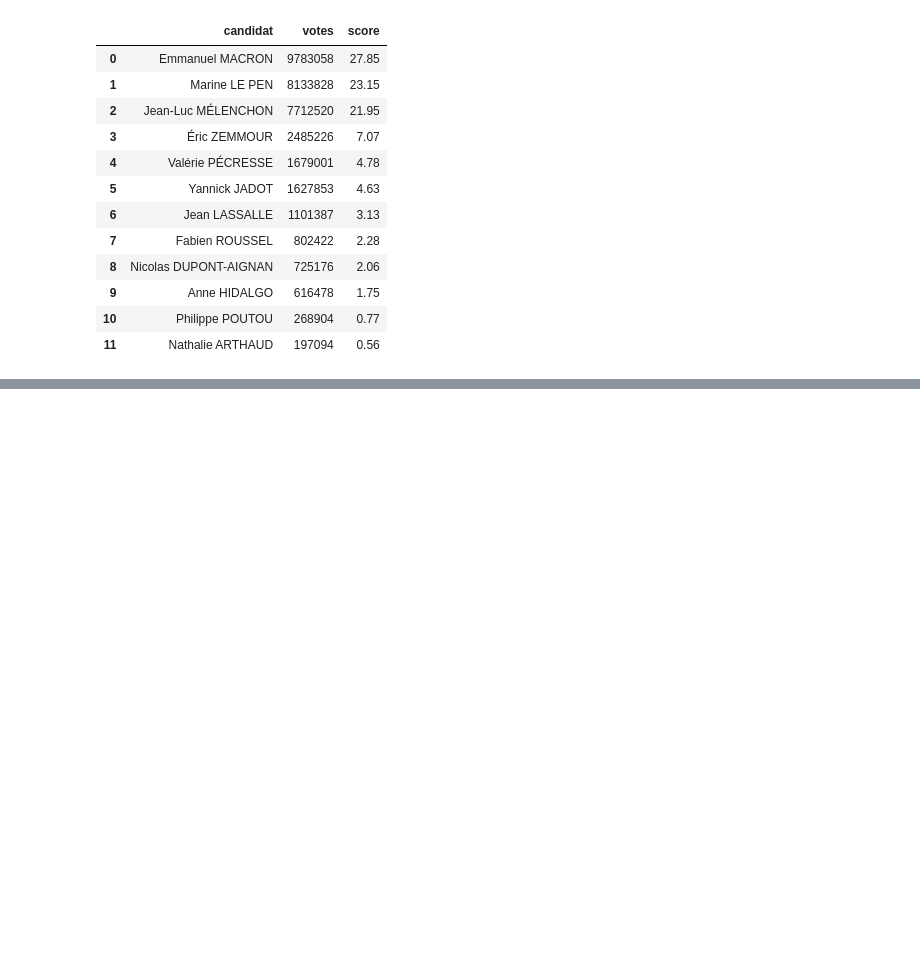
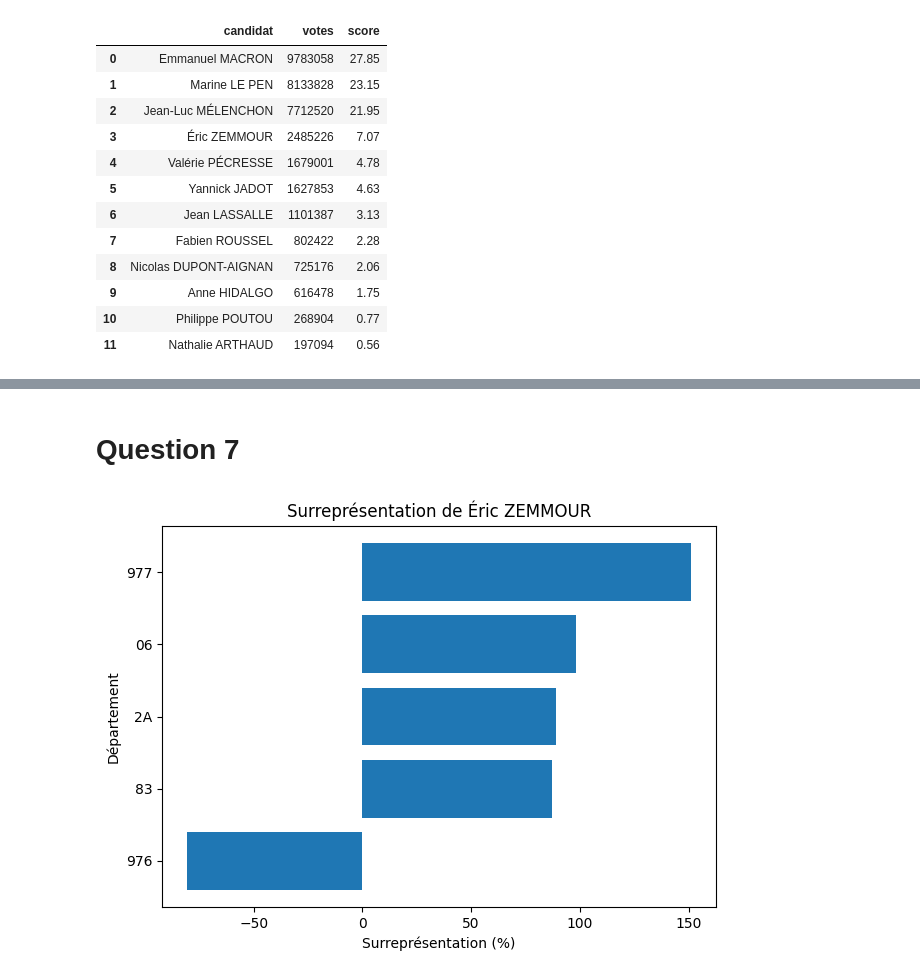
Before and after one commit to antoinefou/python_DM, a Jupyter notebook: notebook.ipynb, the cells around one changed output, grey strips where cells are left out. Drawn from its saved outputs; the diff is of its cells as text; code cells hidden in the pictures; blank space fills up the shorter version.

```diff
--- a/notebook.ipynb
+++ b/notebook.ipynb
@@ -106,0 +222,11 @@ scores_nationaux.sort_values("votes", ascending=False).reset_index(drop=True)
+# %%
+score_departements["surrepresentation"] = (
+    (score_departements["score_departement"] - score_departements["score_national"])
+    / score_departements["score_national"]
+    * 100
+).round(2)
+
+
+score_departements[
+    score_departements["code_departement"] == "11"
+][["candidat", "score_departement", "score_national", "surrepresentation"]]
@@ -106,0 +247,38 @@ scores_nationaux.sort_values("votes", ascending=False).reset_index(drop=True)
+# %% [markdown]
+# **Question 7**
+# %%
+import matplotlib.pyplot as plt
+
+def plot_surrepresentation(score_departements, candidat, top_n):
+    # Filtrer candidat
+    df_cand = score_departements[
+        score_departements["candidat"] == candidat
+    ].copy()
+
+    # Surreprésentation absolue (intensité)
+    df_cand["surrepr_abs"] = df_cand["surrepresentation"].abs()
+
+    # Top départements
+    df_top = (
+        df_cand
+        .sort_values("surrepr_abs", ascending=False)
+        .head(top_n)
+    )
+
+    # Tri pour affichage (barres horizontales propres)
+    df_top = df_top.sort_values("surrepresentation")
+
+    # Plot
+    plt.figure()
+    plt.barh(df_top["code_departement"], df_top["surrepresentation"])
+
+    plt.xlabel("Surreprésentation (%)")
+    plt.ylabel("Département")
+    plt.title(f"Surreprésentation de {candidat}")
+
+    plt.tight_layout()
+    plt.show()
+
+plot_surrepresentation(score_departements, "Éric ZEMMOUR", top_n=5)
+# %% [output]
+[figure, added]
```
Also changed, not shown: parts of 12 cells of this notebook, 1 other file.
